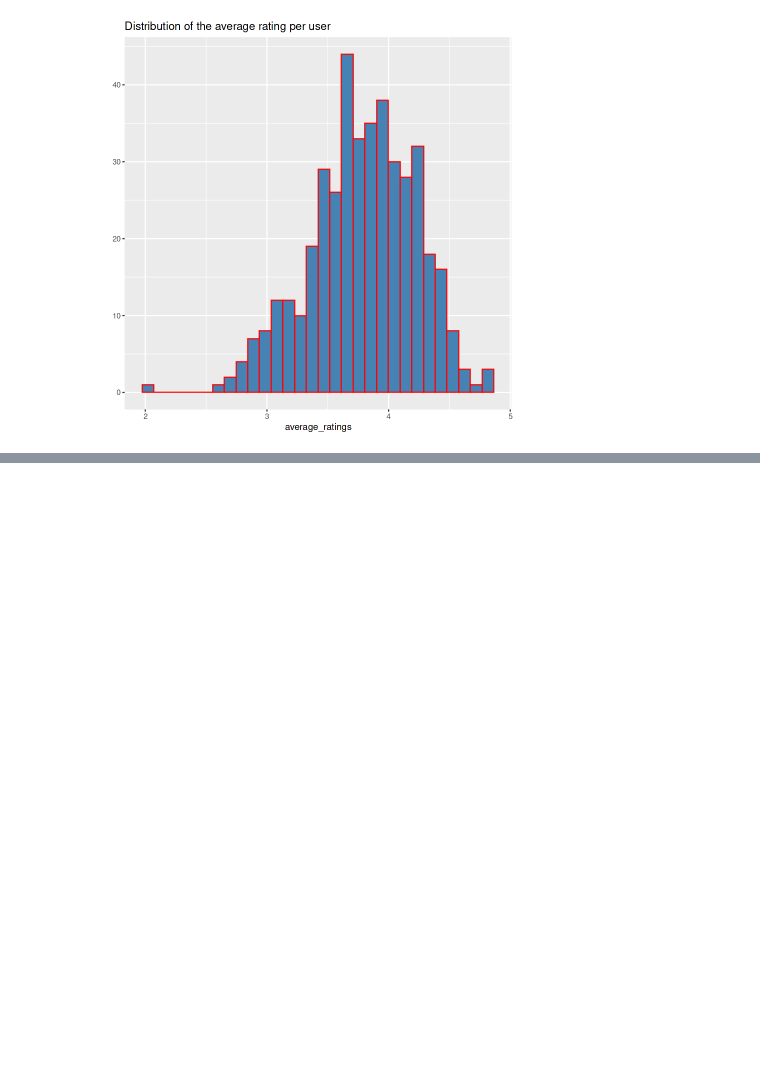
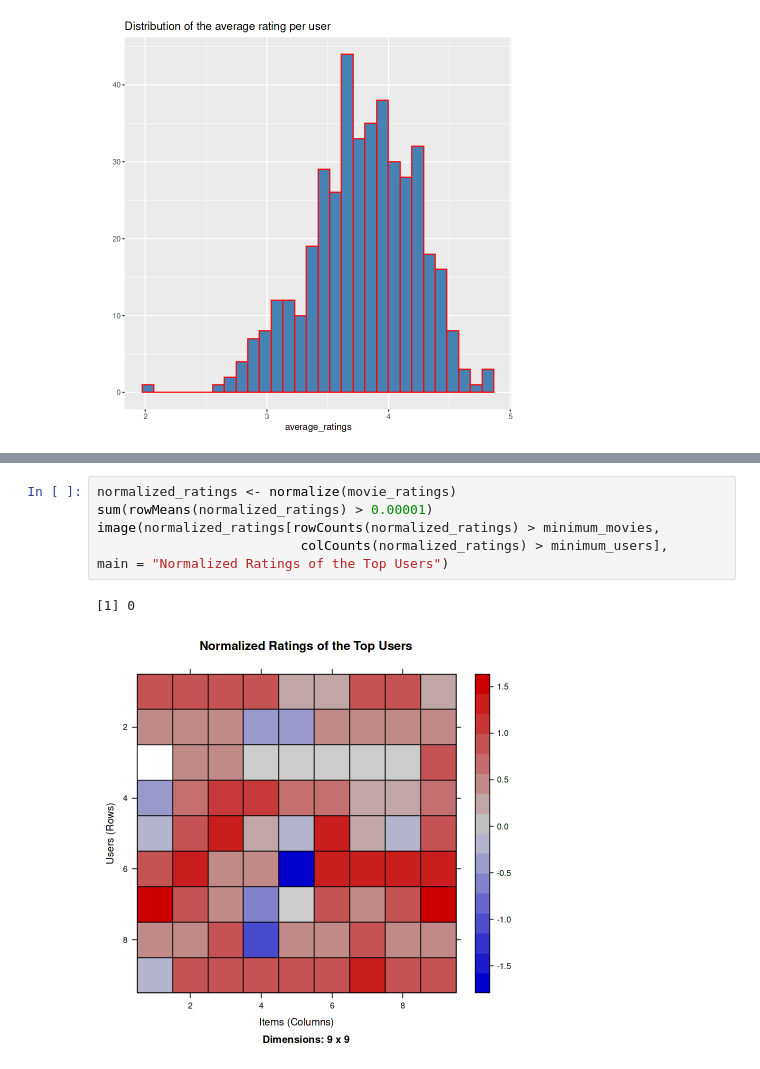
Before and after one commit to AmirMotefaker/Movie-Recommendation-System-using-R, a Jupyter notebook: movie-recommendation-system-using-r.ipynb, the cells around one changed output, grey strips where cells are left out. Cells and saved outputs as stored; diff of their text form; blank space fills up the shorter version.

Commit message:
Update movie-recommendation-system-using-r

```diff
--- a/movie-recommendation-system-using-r.ipynb
+++ b/movie-recommendation-system-using-r.ipynb
@@ -346,0 +367,9 @@ Warning message:
+# %%
+normalized_ratings <- normalize(movie_ratings)
+sum(rowMeans(normalized_ratings) > 0.00001)
+image(normalized_ratings[rowCounts(normalized_ratings) > minimum_movies,
+                          colCounts(normalized_ratings) > minimum_users],
+main = "Normalized Ratings of the Top Users")
+# %% [output]
+[1] 0
+[figure, added]
```
Also changed, not shown: parts of 23 cells of this notebook.
